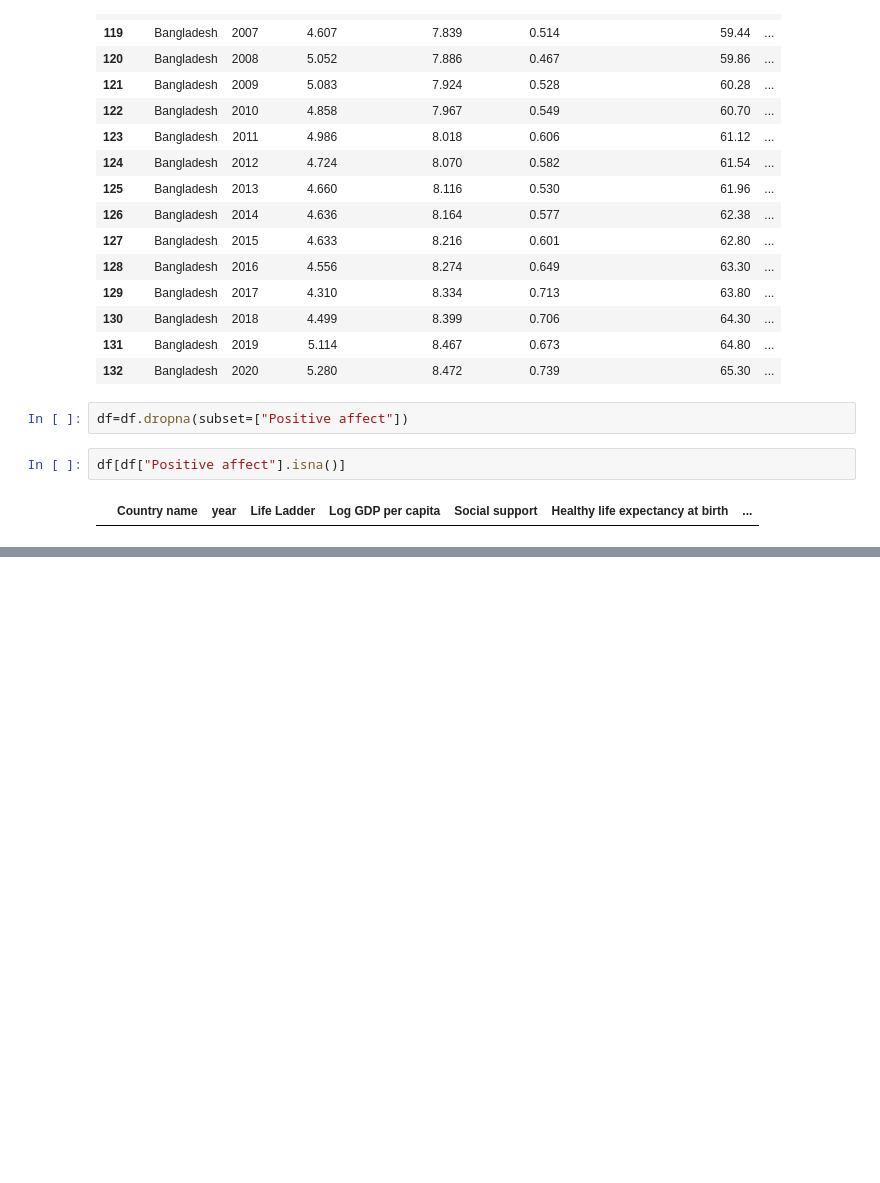
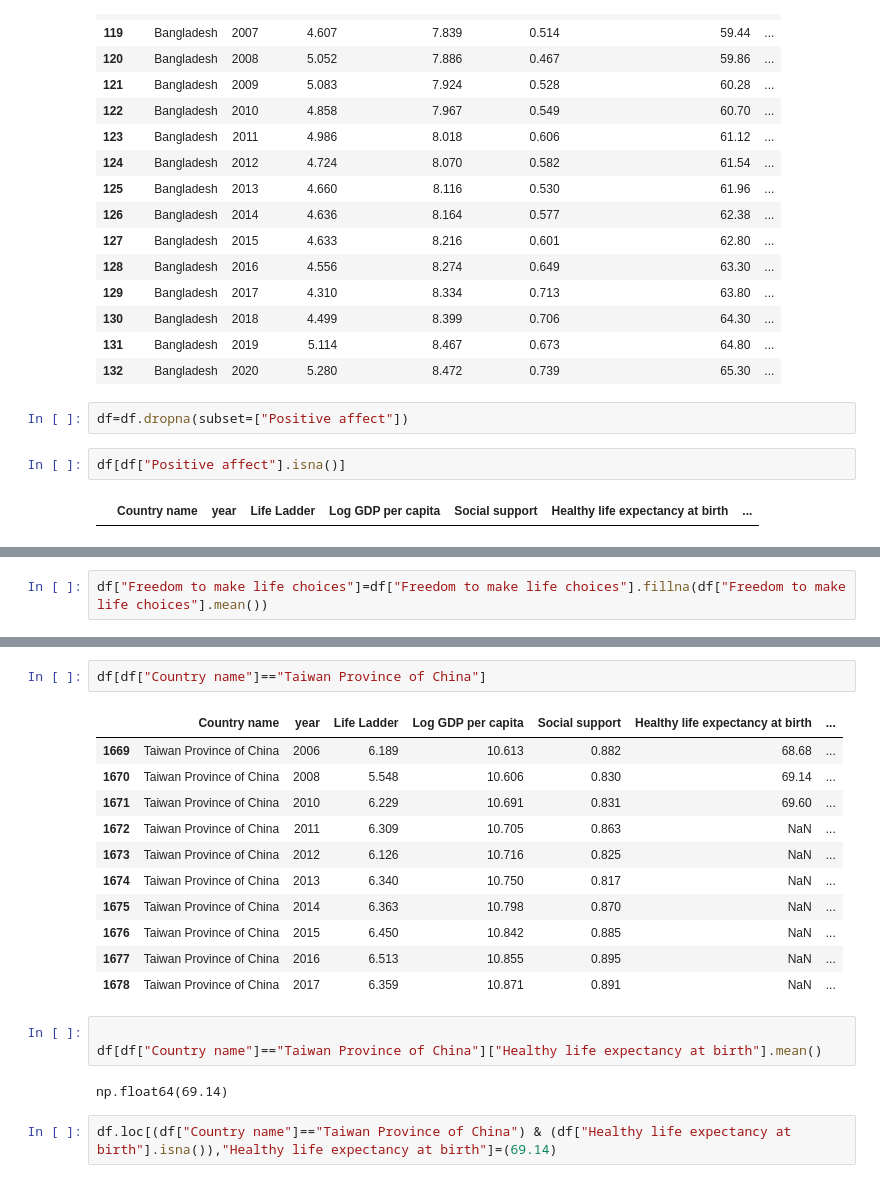
Before and after one commit to rinsharufi-datalogix/World-happiness-, a Jupyter notebook: data_cleaning.ipynb, the cells around one changed output, grey strips where cells are left out. Saved outputs shown, nothing was run; the diff lists cells and outputs as text; blank space fills up the shorter version.

```diff
--- a/data_cleaning.ipynb
+++ b/data_cleaning.ipynb
@@ -366,0 +395,2 @@ df[df["Country name"]=="Palestinian Territories"]
+# %%
+df["Freedom to make life choices"]=df["Freedom to make life choices"].fillna(df["Freedom to make life choices"].mean())
@@ -366,0 +410,21 @@ df[df["Country name"]=="Palestinian Territories"]
+# %%
+df[df["Country name"]=="Taiwan Province of China"]
+# %% [output]
+|  | Country name | year | Life Ladder | Log GDP per capita | Social support | Healthy life expectancy at birth | ... |
+| 1669 | Taiwan Province of China | 2006 | 6.189 | 10.613 | 0.882 | 68.68 | ... |
+| 1670 | Taiwan Province of China | 2008 | 5.548 | 10.606 | 0.830 | 69.14 | ... |
+| 1671 | Taiwan Province of China | 2010 | 6.229 | 10.691 | 0.831 | 69.60 | ... |
+| 1672 | Taiwan Province of China | 2011 | 6.309 | 10.705 | 0.863 | NaN | ... |
+| 1673 | Taiwan Province of China | 2012 | 6.126 | 10.716 | 0.825 | NaN | ... |
+| 1674 | Taiwan Province of China | 2013 | 6.340 | 10.750 | 0.817 | NaN | ... |
+| 1675 | Taiwan Province of China | 2014 | 6.363 | 10.798 | 0.870 | NaN | ... |
+| 1676 | Taiwan Province of China | 2015 | 6.450 | 10.842 | 0.885 | NaN | ... |
+| 1677 | Taiwan Province of China | 2016 | 6.513 | 10.855 | 0.895 | NaN | ... |
+| 1678 | Taiwan Province of China | 2017 | 6.359 | 10.871 | 0.891 | NaN | ... |
+# %%
+
+df[df["Country name"]=="Taiwan Province of China"]["Healthy life expectancy at birth"].mean()
+# %% [output]
+np.float64(69.14)
+# %%
+df.loc[(df["Country name"]=="Taiwan Province of China") & (df["Healthy life expectancy at birth"].isna()),"Healthy life expectancy at birth"]=(69.14)
```
Also changed, not shown: parts of 11 cells of this notebook.
